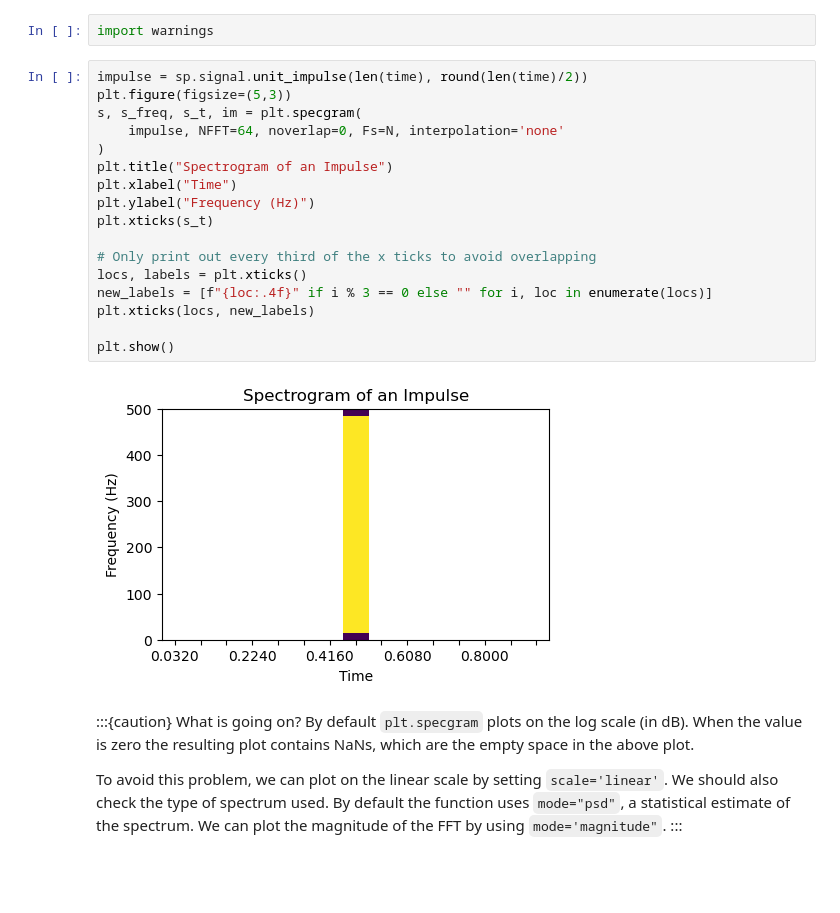
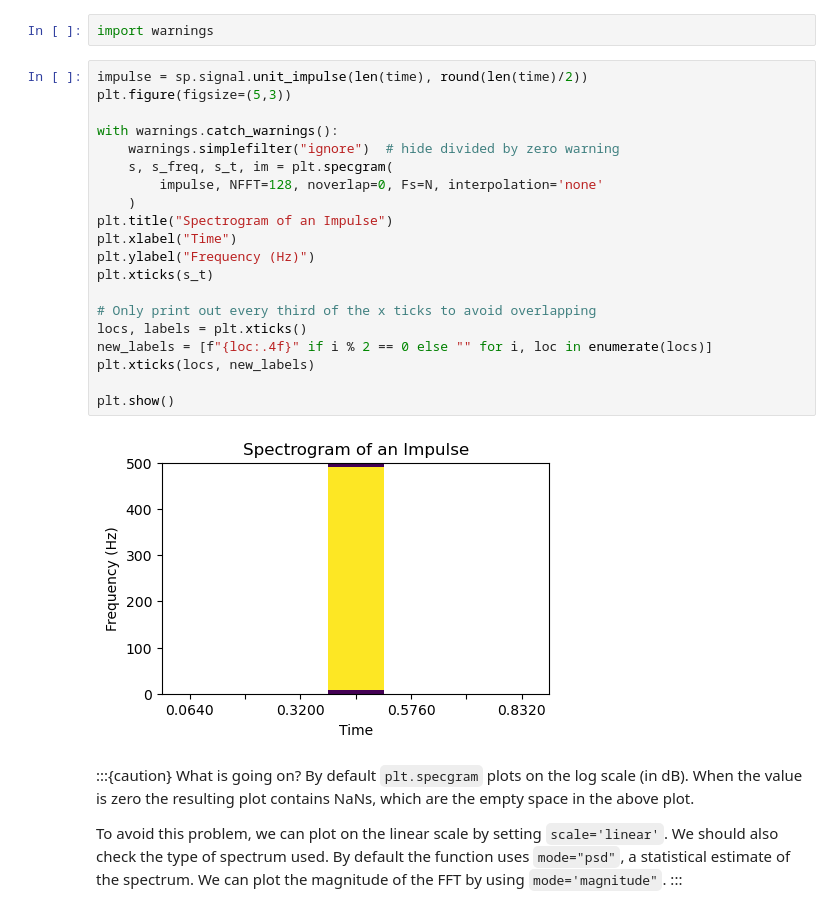
Before and after one commit to BOAT-ocean-acoustics/fundamentals, a Jupyter notebook: boat_tutorials/primers/signal_processing_04_time_freq.ipynb, the cells around one changed output. Saved outputs shown, nothing was run; the diff lists cells and outputs as text; blank space fills up the shorter version.

```diff
--- a/boat_tutorials/primers/signal_processing_04_time_freq.ipynb
+++ b/boat_tutorials/primers/signal_processing_04_time_freq.ipynb
@@ -266,22 +251,25 @@ import warnings
 # %%
 impulse = sp.signal.unit_impulse(len(time), round(len(time)/2))
 plt.figure(figsize=(5,3))
-s, s_freq, s_t, im = plt.specgram(
-    impulse, NFFT=64, noverlap=0, Fs=N, interpolation='none'
-)
+
+with warnings.catch_warnings():
+    warnings.simplefilter("ignore")  # hide divided by zero warning
+    s, s_freq, s_t, im = plt.specgram(
+        impulse, NFFT=128, noverlap=0, Fs=N, interpolation='none'
+    )
 plt.title("Spectrogram of an Impulse")
 plt.xlabel("Time")
 plt.ylabel("Frequency (Hz)")
 plt.xticks(s_t)
 
 # Only print out every third of the x ticks to avoid overlapping
 locs, labels = plt.xticks()
-new_labels = [f"{loc:.4f}" if i % 3 == 0 else "" for i, loc in enumerate(locs)]
+new_labels = [f"{loc:.4f}" if i % 2 == 0 else "" for i, loc in enumerate(locs)]
 plt.xticks(locs, new_labels)
 
 plt.show()
 # %% [output]
-[figure, old version]
+[figure, new version]
 # %% [markdown]
 :::{caution}
 What is going on? By default `plt.specgram` plots on the log scale (in dB). When the value is zero the resulting plot contains NaNs, which are the empty space in the above plot.
```
Also changed, not shown: parts of 5 cells of this notebook, 1 other file.
